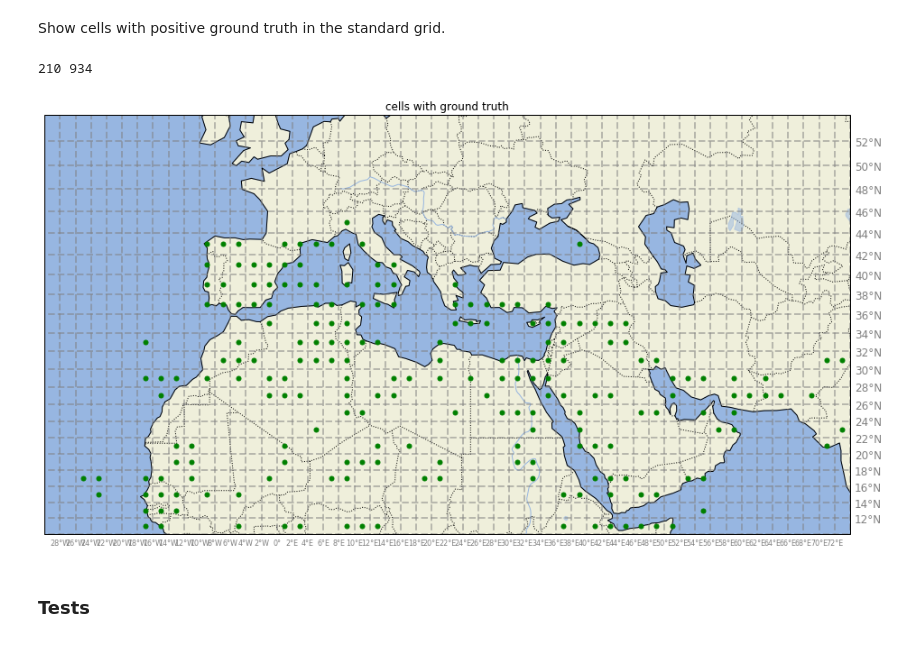
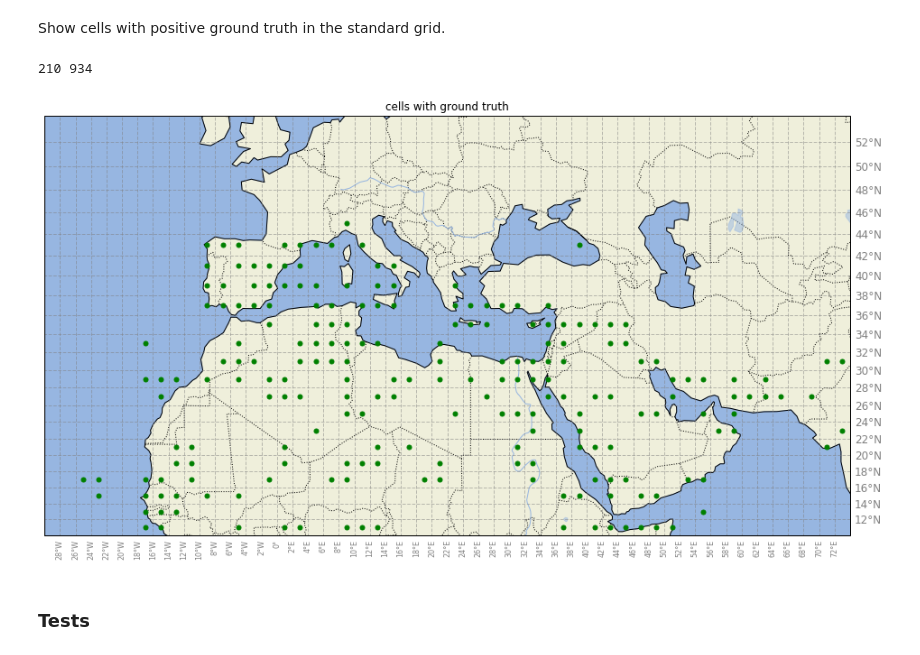
Before and after one commit to albertoruiz/phoenix, a Jupyter notebook: phoenix-simple.ipynb, the cells around one changed output. Saved outputs shown, nothing was run; the diff lists cells and outputs as text; code cells hidden in the pictures.

```diff
--- a/phoenix-simple.ipynb
+++ b/phoenix-simple.ipynb
@@ -475,9 +475,9 @@ from cartopy.mpl.gridliner import LONGITUDE_FORMATTER, LATITUDE_FORMATTER
 
 lat_lon = cartopy.crs.PlateCarree()
 # %%
-def genmap(extent, figsize, grid=2):
-    fig = plt.figure(figsize=figsize)
-    ax = fig.gca(projection=cartopy.crs.Mercator())
+def genmap(extent, grid=2, ax=None):
+    if ax is None:
+        ax = plt.gca(projection=cartopy.crs.Mercator())
     lon1,lon2,lat1,lat2 = extent
 
     ax.add_feature(cpf.LAND)
@@ -489,7 +489,7 @@ def genmap(extent, figsize, grid=2):
 
     if grid is not None:
         gl = ax.gridlines(crs=lat_lon, draw_labels=True,
-                          linewidth=2, color='gray', alpha=0.5, linestyle='--')
+                          linewidth=1, color='gray', alpha=0.5, linestyle='--')
         gl.xlabels_top = False
         gl.ylabels_left = False
         gl.xlines = True
@@ -497,11 +497,11 @@ def genmap(extent, figsize, grid=2):
         gl.xlocator = mticker.FixedLocator(range(lon1-grid,lon2+grid,grid))
         gl.xformatter = LONGITUDE_FORMATTER
         gl.yformatter = LATITUDE_FORMATTER
-        gl.xlabel_style = {'size': 8, 'color': 'gray'}
+        gl.xlabel_style = {'size': 8, 'color': 'gray', 'rotation':90}
         gl.ylabel_style = {'size': 12, 'color': 'gray'}
 
     ax.set_extent(extent,crs=lat_lon)
-    return fig
+    return ax
 # %% [markdown]
 Show evidences in a small region.
 # %%
@@ -570,19 +572,20 @@ Show cells with positive ground truth in the standard grid.
 # %%
 _, dataB, dataP, dataN, dataL, S, E = makeGrid()
 
 print(len(dataP), len(dataN))
 
-genmap(figsize=(16,16), extent=region)
+plt.figure(figsize=(16,16))
+genmap(extent=region)
 
 PCells = np.array([dataL[x] for x,_ in dataP.items()])
 NCells = np.array([dataL[x] for x,_ in dataN.items()])
 
 plt.plot(*PCells.T, '.',color='green', markerSize=10, transform=lat_lon);
 #plt.plot(*NCells.T, '.',color='red',   markerSize=10, transform=lat_lon);
 plt.title('cells with ground truth');
 # %% [output]
 210 934
-[figure, old version]
+[figure, new version]
 # %% [markdown]
 ### Tests
 # %% [markdown]
```
Also changed, not shown: parts of 7 cells of this notebook.
